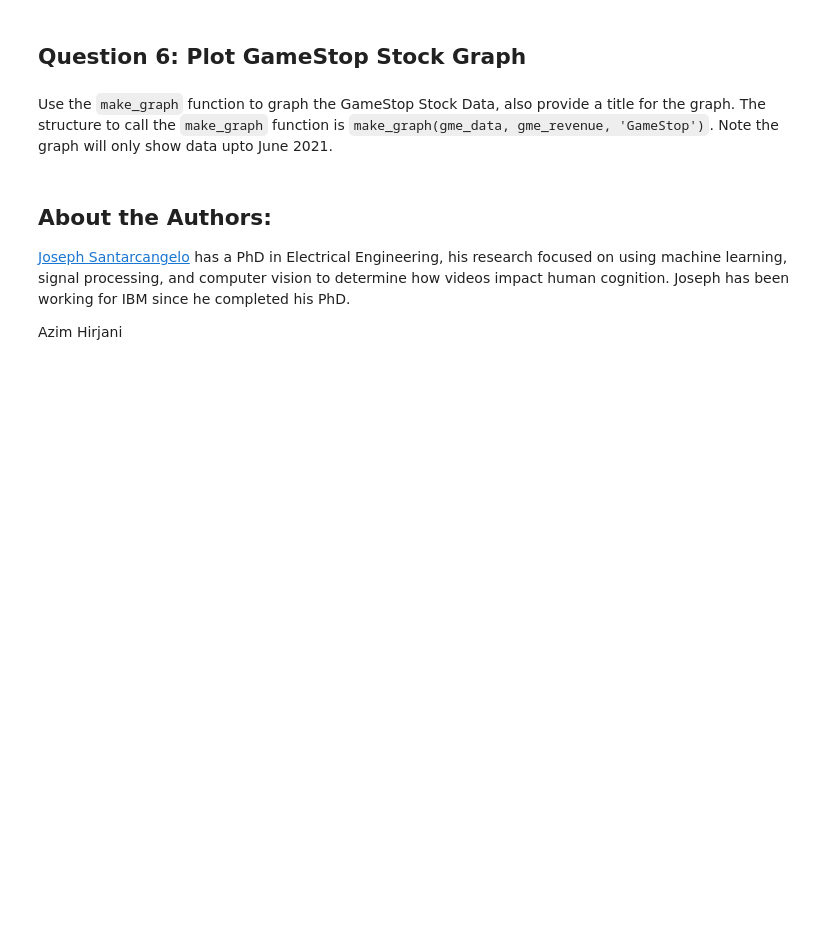
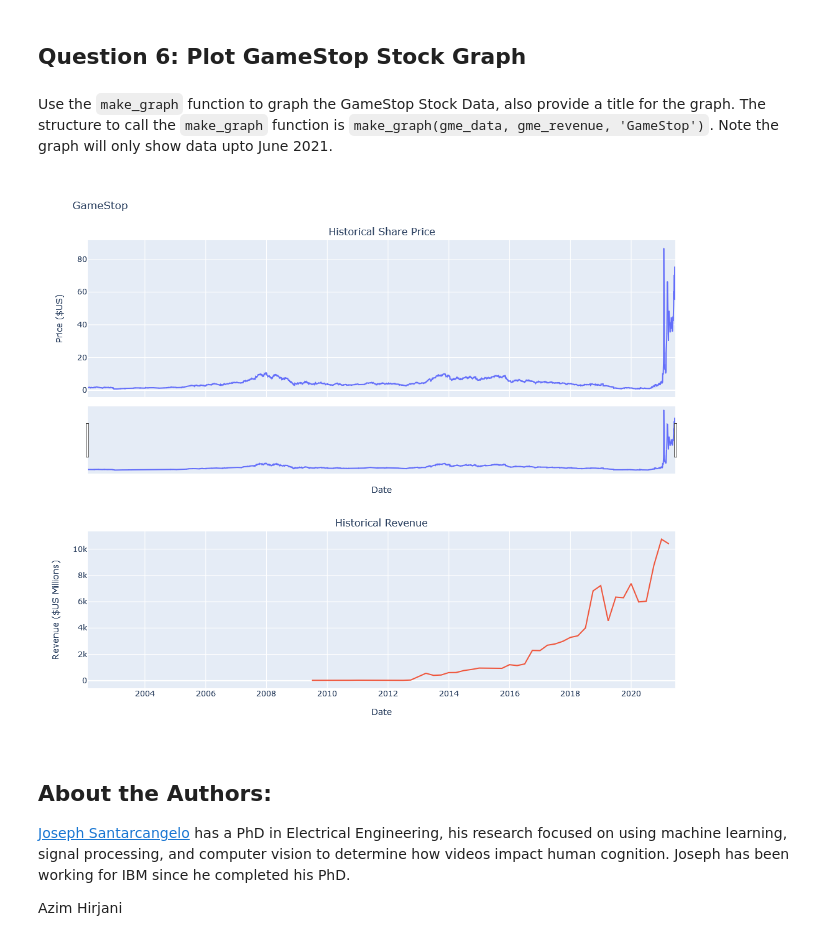
Before and after one commit to MichaelMansour256/tesla-and-gme, a Jupyter notebook: Final Assignment Solved.ipynb, the cells around one changed output. Saved outputs shown, nothing was run; the diff lists cells and outputs as text; code cells hidden in the pictures; blank space fills up the shorter version.

```diff
--- a/Final Assignment Solved.ipynb
+++ b/Final Assignment Solved.ipynb
@@ -250,6 +250,9 @@ for row in table.find_all('tr'):
     gme_revenue=gme_revenue.append({"Date":date,"Revenue":revenue},ignore_index=True)
 gme_revenue["Revenue"] = gme_revenue['Revenue'].str.replace(',|\$',"")
 print(gme_revenue)
+gme_revenue.dropna(inplace=True)
+
+gme_revenue = gme_revenue[gme_revenue['Revenue'] != ""]
 # %% [output]
           Date Revenue
 0   2022-09-30   21454
@@ -293,6 +295,10 @@ make_graph(tesla_data, tesla_revenue, 'Tesla')
 ## Question 6: Plot GameStop Stock Graph
 # %% [markdown]
 Use the `make_graph` function to graph the GameStop Stock Data, also provide a title for the graph. The structure to call the `make_graph` function is `make_graph(gme_data, gme_revenue, 'GameStop')`. Note the graph will only show data upto June 2021.
+# %%
+make_graph(gme_data, gme_revenue, 'GameStop')
+# %% [output]
+[figure, added]
 # %% [markdown]
 <h2>About the Authors:</h2>
 
```
Also changed, not shown: parts of 2 cells of this notebook.
